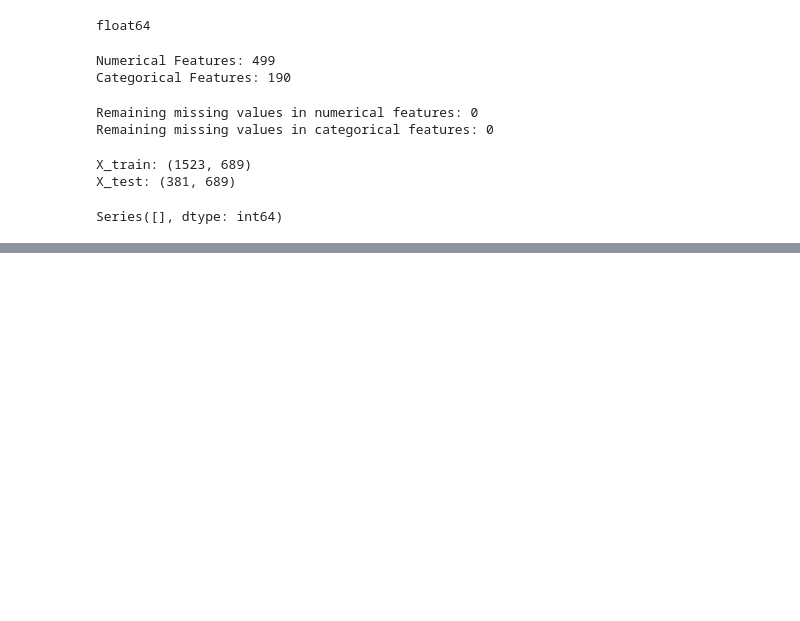
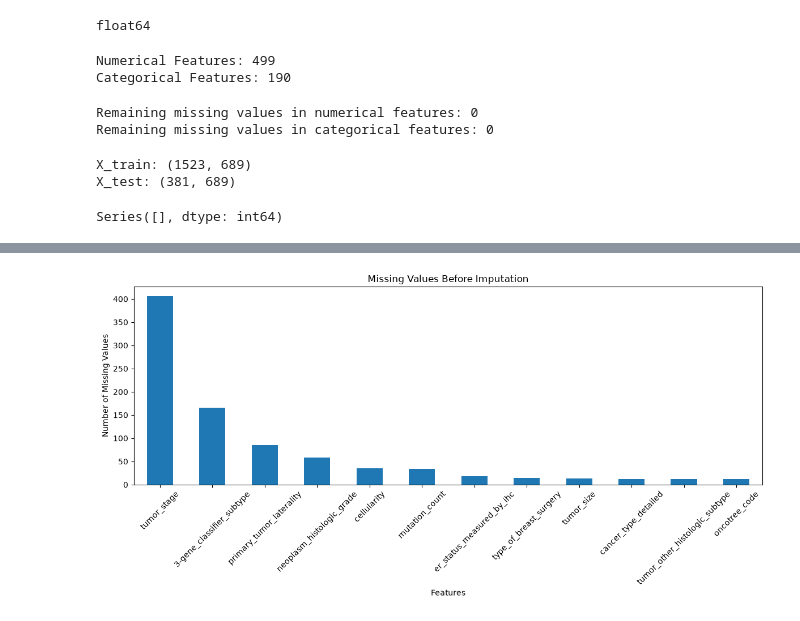
Before and after one commit to uroojzaidi709/cancer-risk-explainable-ml, a Jupyter notebook: notebooks/02_preprocessing.ipynb, the cells around one changed output, grey strips where cells are left out. Cells and saved outputs as stored; diff of their text form; code cells hidden in the pictures; blank space fills up the shorter version.

Commit message:
Complete missing value imputation analysis

```diff
--- a/notebooks/02_preprocessing.ipynb
+++ b/notebooks/02_preprocessing.ipynb
@@ -193,0 +290,15 @@ Series([], dtype: int64)
+# %%
+missing_before = X_train.isnull().sum()
+missing_before = missing_before[missing_before > 0]
+
+plt.figure(figsize=(12, 6))
+missing_before.sort_values(ascending=False).plot(kind='bar')
+
+plt.title('Missing Values Before Imputation')
+plt.xlabel('Features')
+plt.ylabel('Number of Missing Values')
+plt.xticks(rotation=45)
+plt.tight_layout()
+plt.show()
+# %% [output]
+[figure, added]
```
Also changed, not shown: parts of 6 cells of this notebook.
